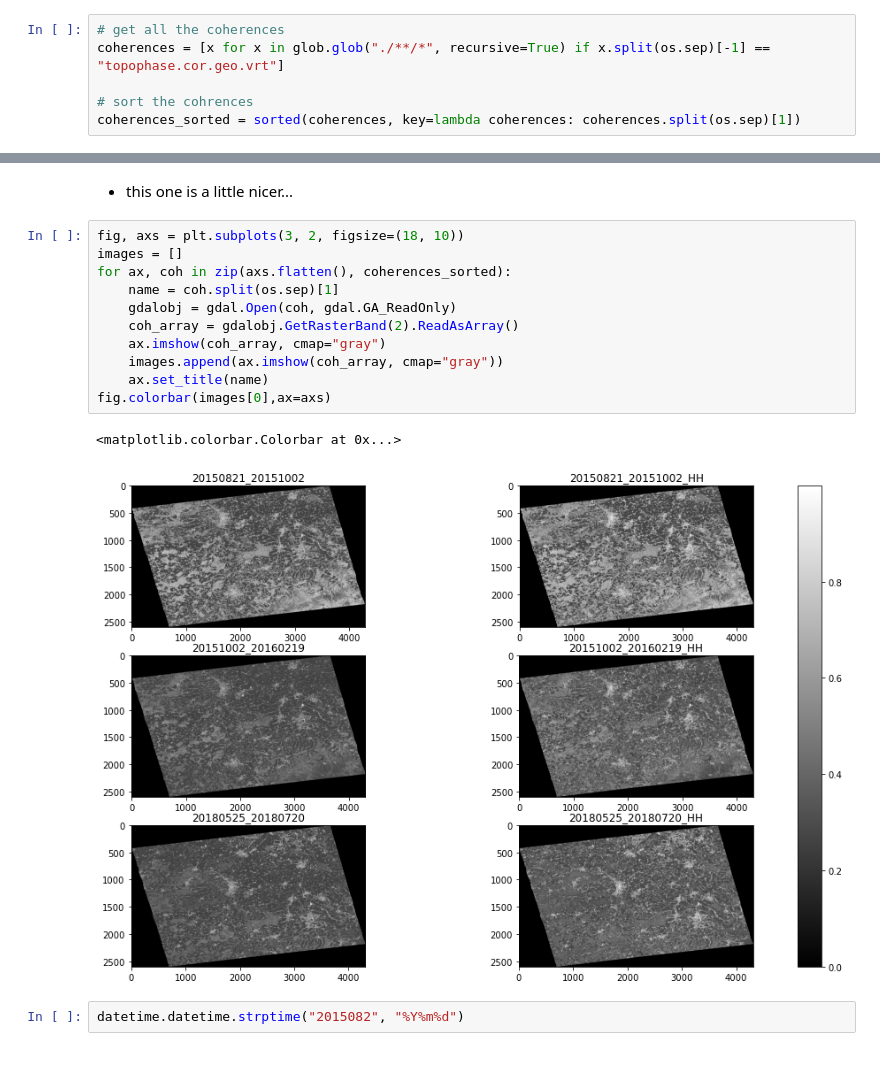
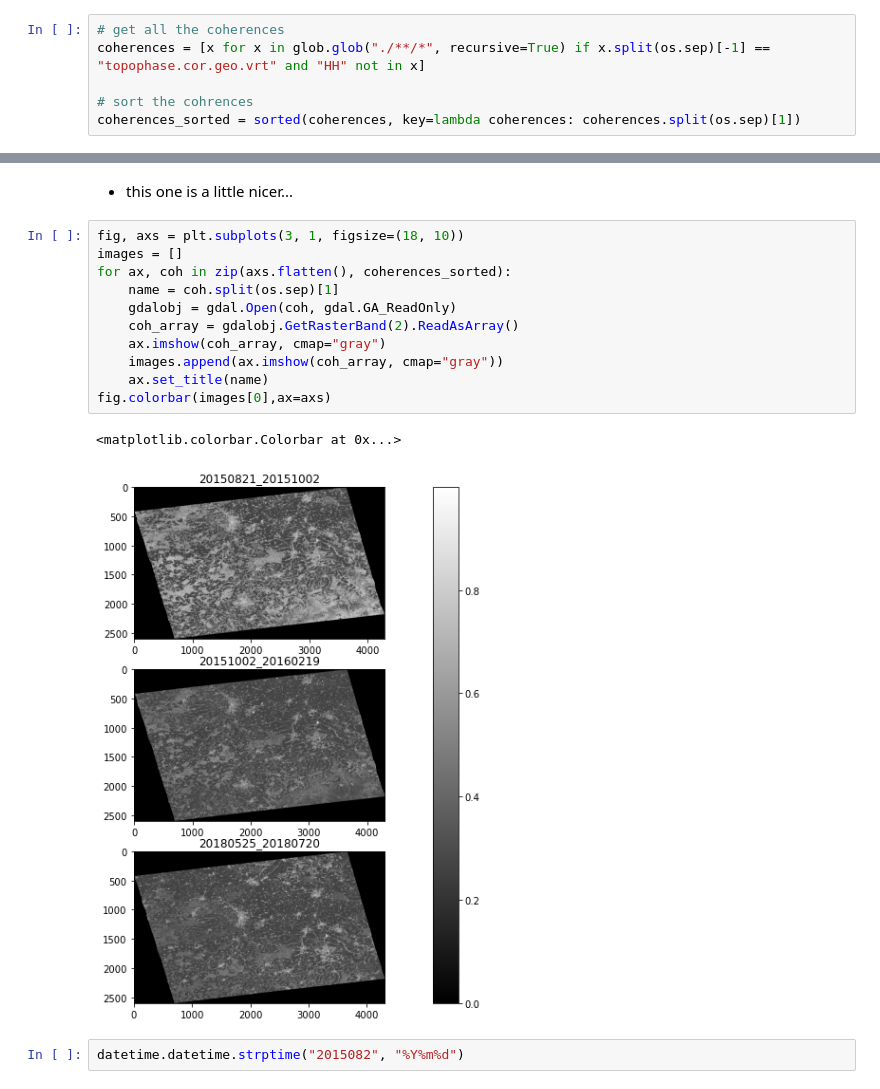
Before and after one commit to konstantinschellenberg/GEO411, a Jupyter notebook: notebooks/coherences.ipynb, the cells around one changed output, grey strips where cells are left out. Saved outputs shown, nothing was run; the diff lists cells and outputs as text; blank space fills up the shorter version.

```diff
--- a/notebooks/coherences.ipynb
+++ b/notebooks/coherences.ipynb
@@ -13,7 +13,7 @@ os.chdir(home_dir)
 # Define paths
 # %%
 # get all the coherences
-coherences = [x for x in glob.glob("./**/*", recursive=True) if x.split(os.sep)[-1] == "topophase.cor.geo.vrt"]
+coherences = [x for x in glob.glob("./**/*", recursive=True) if x.split(os.sep)[-1] == "topophase.cor.geo.vrt" and "HH" not in x]
 
 # sort the cohrences
 coherences_sorted = sorted(coherences, key=lambda coherences: coherences.split(os.sep)[1])
@@ -55,19 +55,19 @@ fig.colorbar(color[0], ax=axs, orientation="horizontal")
 # %% [markdown]
 - this one is a little nicer...
 # %%
-fig, axs = plt.subplots(3, 2, figsize=(18, 10))
+fig, axs = plt.subplots(3, 1, figsize=(18, 10))
 images = []
 for ax, coh in zip(axs.flatten(), coherences_sorted):
     name = coh.split(os.sep)[1]
     gdalobj = gdal.Open(coh, gdal.GA_ReadOnly)
     coh_array = gdalobj.GetRasterBand(2).ReadAsArray()
     ax.imshow(coh_array, cmap="gray")
     images.append(ax.imshow(coh_array, cmap="gray"))
     ax.set_title(name)
 fig.colorbar(images[0],ax=axs)
 # %% [output]
 <matplotlib.colorbar.Colorbar at 0x...>
-[figure, old version]
+[figure, new version]
 # %%
 datetime.datetime.strptime("2015082", "%Y%m%d")
 # %% [output]
```
Also changed, not shown: parts of 2 cells of this notebook, 17 other files.
